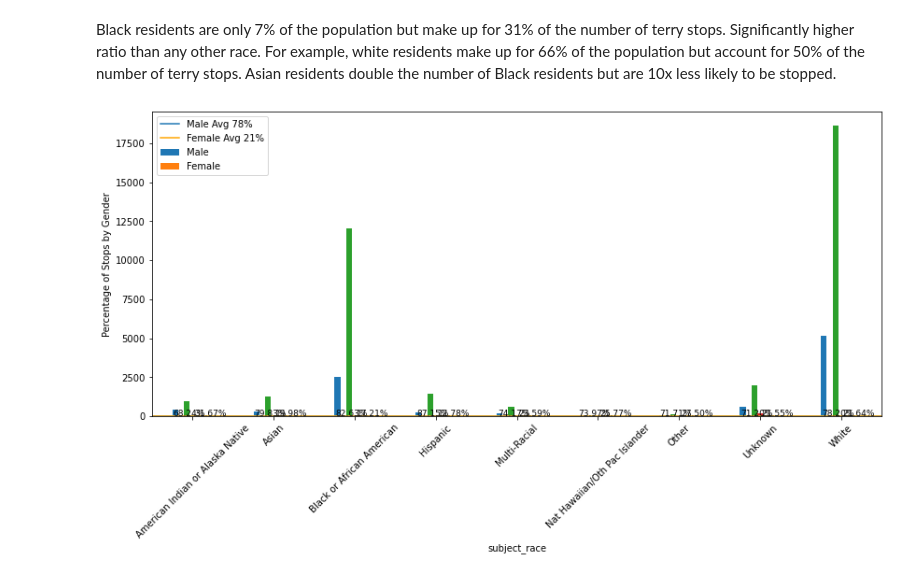
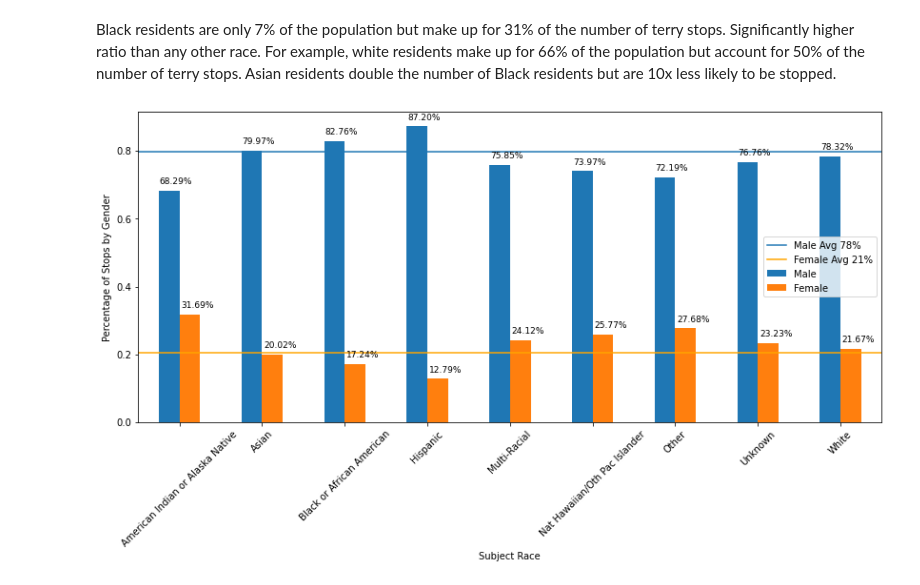
Before and after one commit to letruong711/Terry_Stop_Frisk, a Jupyter notebook: Data Exploration.ipynb, the cells around one changed output. Saved outputs shown, nothing was run; the diff lists cells and outputs as text; code cells hidden in the pictures.

```diff
--- a/Data Exploration.ipynb
+++ b/Data Exploration.ipynb
@@ -104,42 +104,40 @@ tmp = df[['subject_gender', 'subject_race','count']]
 tmp = tmp.groupby(['subject_race','subject_gender']).count()
 tmp = tmp.pivot_table(index = 'subject_race', columns = 'subject_gender', values = 'count')
 
 #add a new categories for additional columns
 tmp.columns = tmp.columns.add_categories(['pct_male'])
 tmp.columns = tmp.columns.add_categories(['pct_female'])
 
 #add new columns with the percentage of male & female
 tmp['pct_male'] = tmp.Male / tmp.sum(axis =1)
 tmp['pct_female'] = tmp.Female / tmp.sum(axis =1)
 
 male_avg = tmp.Male.sum(axis = 0) / (tmp.Male.sum(axis = 0) +
-                                     tmp.Female.sum(axis = 0) +
-                                     tmp['Unable to Determine'].sum(axis = 0))
+                                     tmp.Female.sum(axis = 0).sum(axis = 0))
 
 female_avg = tmp.Female.sum(axis = 0) / (tmp.Male.sum(axis = 0) +
-                                     tmp.Female.sum(axis = 0) +
-                                     tmp['Unable to Determine'].sum(axis = 0))
+                                     tmp.Female.sum(axis = 0).sum(axis = 0))
 
-tmp.drop(['Female', 'Male', 'Unable to Determine'], axis = 1, inplace = True) #drop original gender data
-
+tmp.drop(['Female', 'Male'], axis = 1, inplace = True) #drop original gender data
 
 #plot the data
 ax = tmp.plot(kind = 'bar',figsize = (14,6) )
 
 #generate & plot the text value over each bar in the graph
 for i, v in enumerate(tmp.pct_male):
     ax.text(i-.24, v+.02, '{:.2f}%'.format(100*v),fontsize = 9 )
 
 for i, v in enumerate(tmp.pct_female):
     ax.text(i+.02, v+.02, '{:.2f}%'.format(100*v),fontsize = 9 )
 
-_=plt.xticks(rotation = 45)
-_=plt.axhline(male_avg)
-_=plt.axhline(female_avg, color = 'orange', )
+plt.xticks(rotation = 45)
+plt.axhline(male_avg)
+plt.axhline(female_avg, color = 'orange', )
 
 #_=plt.title('Terry Stops by Gender')
 #_=plt.xlabel('Race')
-_=plt.ylabel('Percentage of Stops by Gender')
-_=plt.legend(loc = 'best', labels = ['Male Avg 78%','Female Avg 21%','Male', 'Female'] )
+plt.ylabel('Percentage of Stops by Gender')
+plt.xlabel('Subject Race')
+plt.legend(loc = 'best', labels = ['Male Avg 78%','Female Avg 21%','Male', 'Female'] )
 # %% [output]
-[figure, old version]
+[figure, new version]
```
Also changed, not shown: parts of 6 cells of this notebook, 2 other files.
